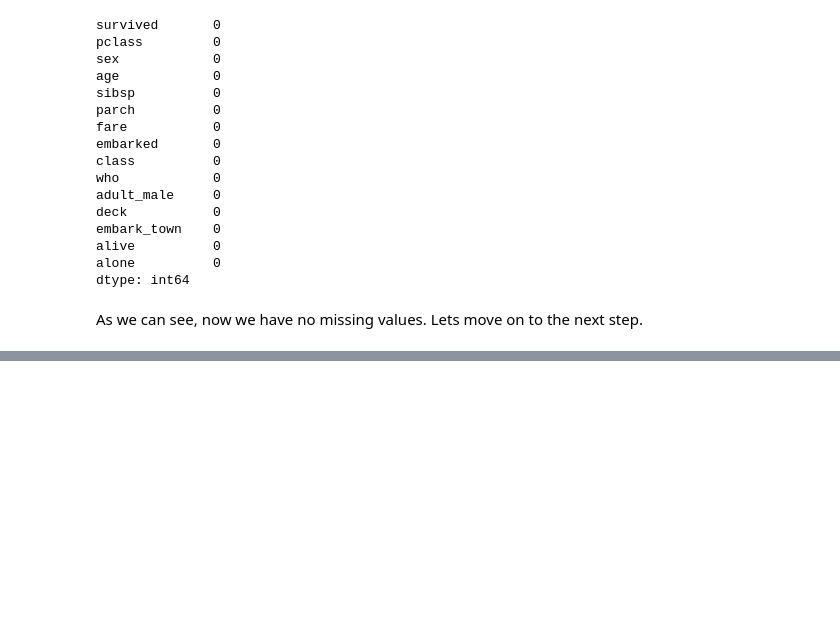
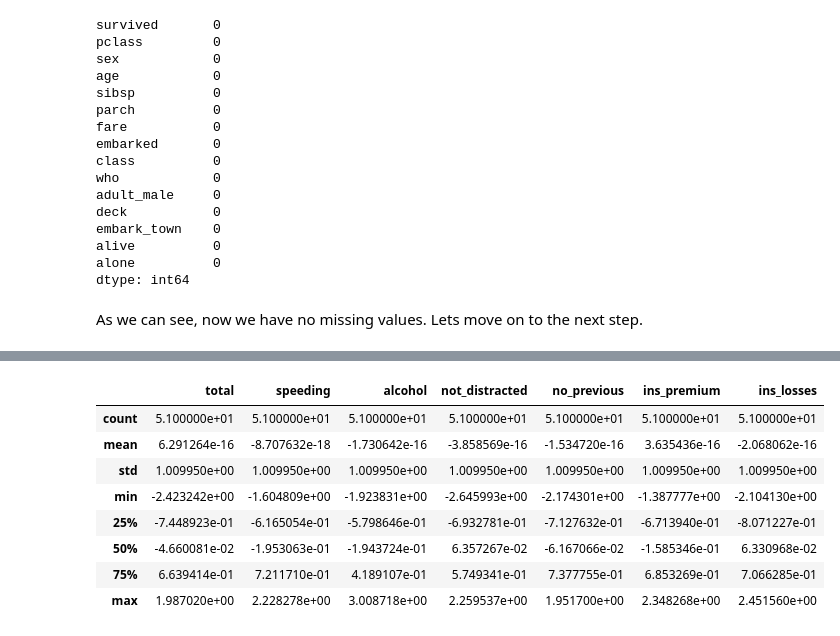
Before and after one commit to itsanishsingh/task-feature-handling, a Jupyter notebook: task_feature_handling.ipynb, the cells around one changed output, grey strips where cells are left out. Saved outputs shown, nothing was run; the diff lists cells and outputs as text; code cells hidden in the pictures; blank space fills up the shorter version.

```diff
--- a/task_feature_handling.ipynb
+++ b/task_feature_handling.ipynb
@@ -158,0 +176,5 @@ As we can see, now we have no missing values. Lets move on to the next step.
+# %%
+scaler = StandardScaler()
+scaler.fit(df.iloc[:, :-1])
+df_scaled = scaler.transform(df.iloc[:, :-1])
+df_scaled = pd.DataFrame(df_scaled, columns=df.columns[:-1])
@@ -158,0 +202,12 @@ As we can see, now we have no missing values. Lets move on to the next step.
+# %%
+df_scaled.describe()
+# %% [output]
+|  | total | speeding | alcohol | not_distracted | no_previous | ins_premium | ins_losses |
+| count | 5.100000e+01 | 5.100000e+01 | 5.100000e+01 | 5.100000e+01 | 5.100000e+01 | 5.100000e+01 | 5.100000e+01 |
+| mean | 6.291264e-16 | -8.707632e-18 | -1.730642e-16 | -3.858569e-16 | -1.534720e-16 | 3.635436e-16 | -2.068062e-16 |
+| std | 1.009950e+00 | 1.009950e+00 | 1.009950e+00 | 1.009950e+00 | 1.009950e+00 | 1.009950e+00 | 1.009950e+00 |
+| min | -2.423242e+00 | -1.604809e+00 | -1.923831e+00 | -2.645993e+00 | -2.174301e+00 | -1.387777e+00 | -2.104130e+00 |
+| 25% | -7.448923e-01 | -6.165054e-01 | -5.798646e-01 | -6.932781e-01 | -7.127632e-01 | -6.713940e-01 | -8.071227e-01 |
+| 50% | -4.660081e-02 | -1.953063e-01 | -1.943724e-01 | 6.357267e-02 | -6.167066e-02 | -1.585346e-01 | 6.330968e-02 |
+| 75% | 6.639414e-01 | 7.211710e-01 | 4.189107e-01 | 5.749341e-01 | 7.377755e-01 | 6.853269e-01 | 7.066285e-01 |
+| max | 1.987020e+00 | 2.228278e+00 | 3.008718e+00 | 2.259537e+00 | 1.951700e+00 | 2.348268e+00 | 2.451560e+00 |
```
Also changed, not shown: parts of 19 cells of this notebook.
